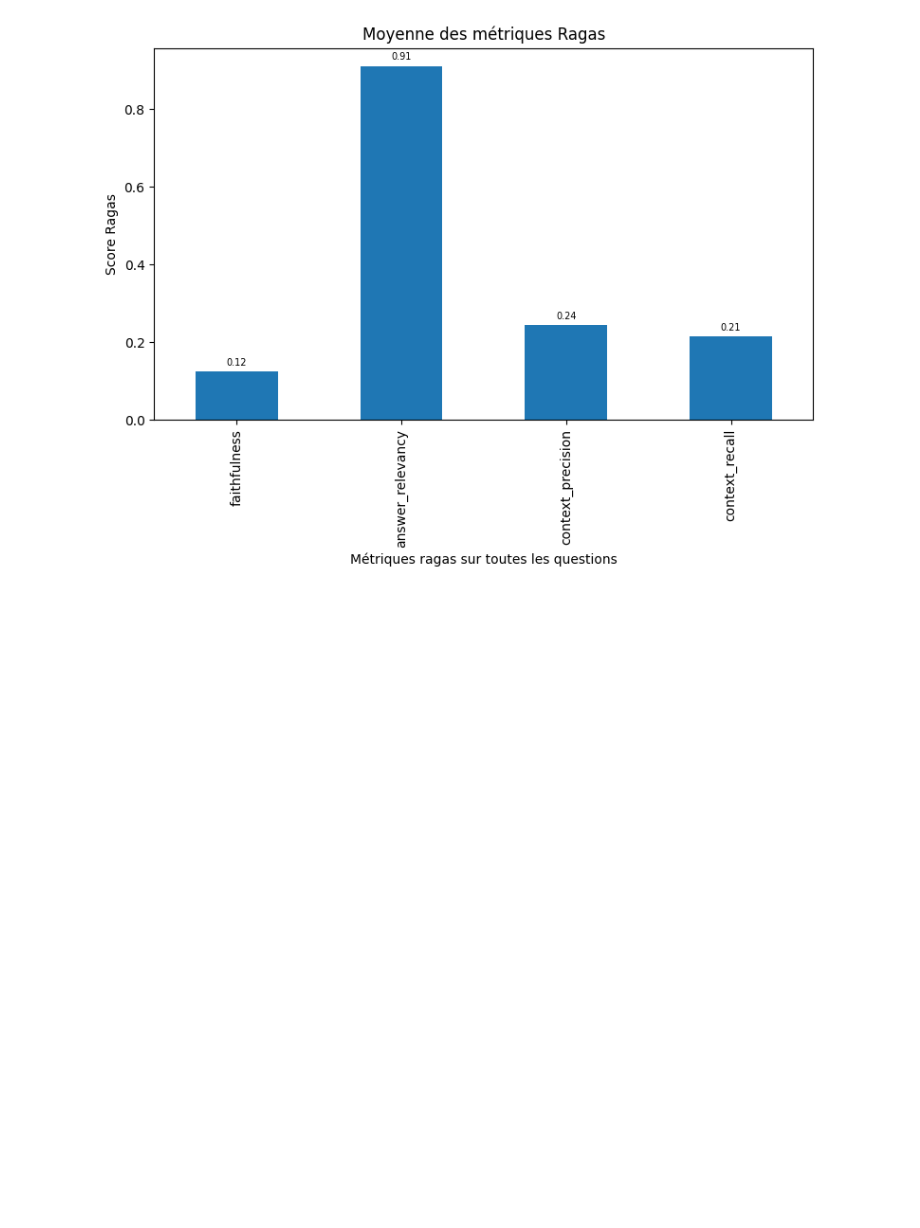
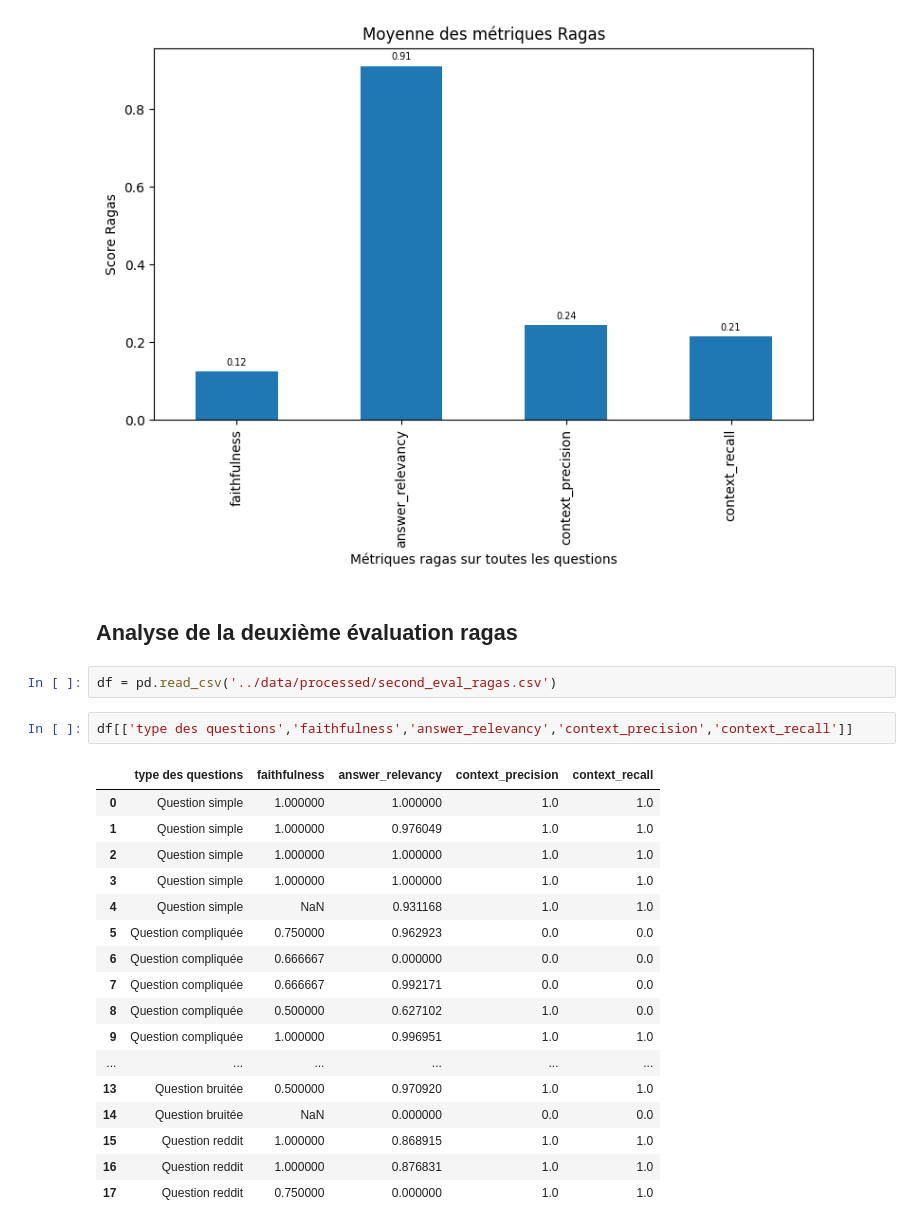
Before and after one commit to SCFlorian/Evaluation_LLM, a Jupyter notebook: notebooks/notebook_evaluation_ragas.ipynb, the cells around one changed output. Cells and saved outputs as stored; diff of their text form; blank space fills up the shorter version.

Commit message:
Update des fichiers d'évaluations

```diff
--- a/notebooks/notebook_evaluation_ragas.ipynb
+++ b/notebooks/notebook_evaluation_ragas.ipynb
@@ -114,3 +114,27 @@ plt.savefig('graph/Moyenne_metriques_ragas.png',dpi=fig.dpi)
 plt.show()
 # %% [output]
 [figure]
+# %% [markdown]
+## Analyse de la deuxième évaluation ragas
+# %%
+df = pd.read_csv('../data/processed/second_eval_ragas.csv')
+# %%
+df[['type des questions','faithfulness','answer_relevancy','context_precision','context_recall']]
+# %% [output]
+|  | type des questions | faithfulness | answer_relevancy | context_precision | context_recall |
+| 0 | Question simple | 1.000000 | 1.000000 | 1.0 | 1.0 |
+| 1 | Question simple | 1.000000 | 0.976049 | 1.0 | 1.0 |
+| 2 | Question simple | 1.000000 | 1.000000 | 1.0 | 1.0 |
+| 3 | Question simple | 1.000000 | 1.000000 | 1.0 | 1.0 |
+| 4 | Question simple | NaN | 0.931168 | 1.0 | 1.0 |
+| 5 | Question compliquée | 0.750000 | 0.962923 | 0.0 | 0.0 |
+| 6 | Question compliquée | 0.666667 | 0.000000 | 0.0 | 0.0 |
+| 7 | Question compliquée | 0.666667 | 0.992171 | 0.0 | 0.0 |
+| 8 | Question compliquée | 0.500000 | 0.627102 | 1.0 | 0.0 |
+| 9 | Question compliquée | 1.000000 | 0.996951 | 1.0 | 1.0 |
+| ... | ... | ... | ... | ... | ... |
+| 13 | Question bruitée | 0.500000 | 0.970920 | 1.0 | 1.0 |
+| 14 | Question bruitée | NaN | 0.000000 | 0.0 | 0.0 |
+| 15 | Question reddit | 1.000000 | 0.868915 | 1.0 | 1.0 |
+| 16 | Question reddit | 1.000000 | 0.876831 | 1.0 | 1.0 |
+| 17 | Question reddit | 0.750000 | 0.000000 | 1.0 | 1.0 |
```
Also changed, not shown: parts of 7 cells of this notebook, 10 other files.
